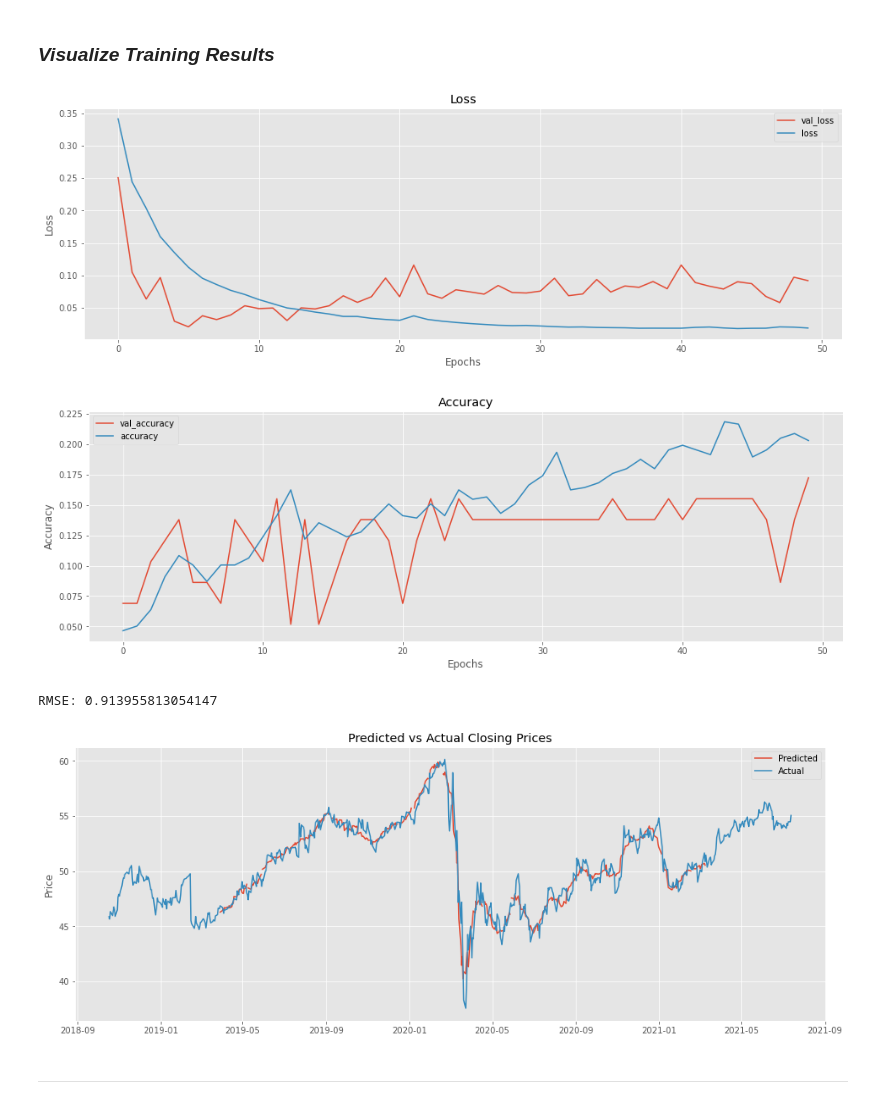
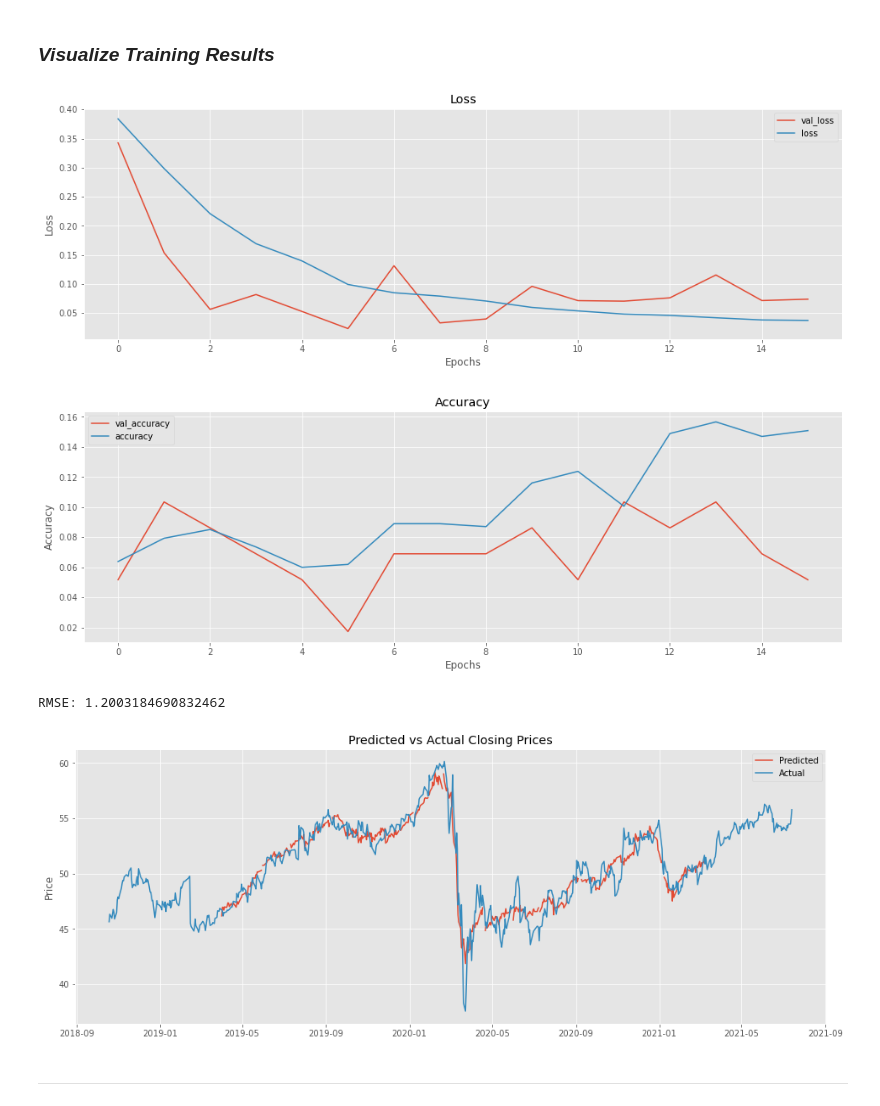
Before and after one commit to illyanyc/technitrade, a Jupyter notebook: code/ml/lstm_demo.ipynb, the cells around one changed output. Drawn from its saved outputs; the diff is of its cells as text; code cells hidden in the pictures.

Commit message:
modified readme, optimzed LSTM model

```diff
--- a/code/ml/lstm_demo.ipynb
+++ b/code/ml/lstm_demo.ipynb
@@ -385,5 +401,5 @@ _________________________________________________________________
 model.compile(optimizer='adam', loss='mse', metrics=['accuracy'])
 # %%
 # fit and train the model
-res = model.fit(X, y, epochs=50, batch_size=128, validation_split=0.1)
+res = model.fit(X, y, epochs=16, batch_size=128, validation_split=0.1)
 # %% [output]
@@ -410,15 +426,17 @@ Epoch 50/50
 ### *Visualize Training Results*
 # %%
 os.chdir("../ml/savedmodels")
-visualize_training_results(res, model_loss_filename="model_loss_KO.png", model_accuracy_filename="model_accuracy_KO.png")
+visualize_training_results(res,
+                           model_loss_filename="model_loss.png",
+                           model_accuracy_filename="model_accuracy.png")
 # %% [output]
-[figure, old version]
+[figure, new version]
-[figure, old version]
+[figure, new version]
 # %%
-visualize_training_price(filename="pred_prices_KO.png")
+visualize_training_price(filename="pred_prices.png")
 # %% [output]
-RMSE: 0.913955813054147
+RMSE: 1.2003184690832462
-[figure, old version]
+[figure, new version]
 # %% [markdown]
 ---
 # %% [markdown]
```
Also changed, not shown: parts of 17 cells of this notebook, 19 other files.
